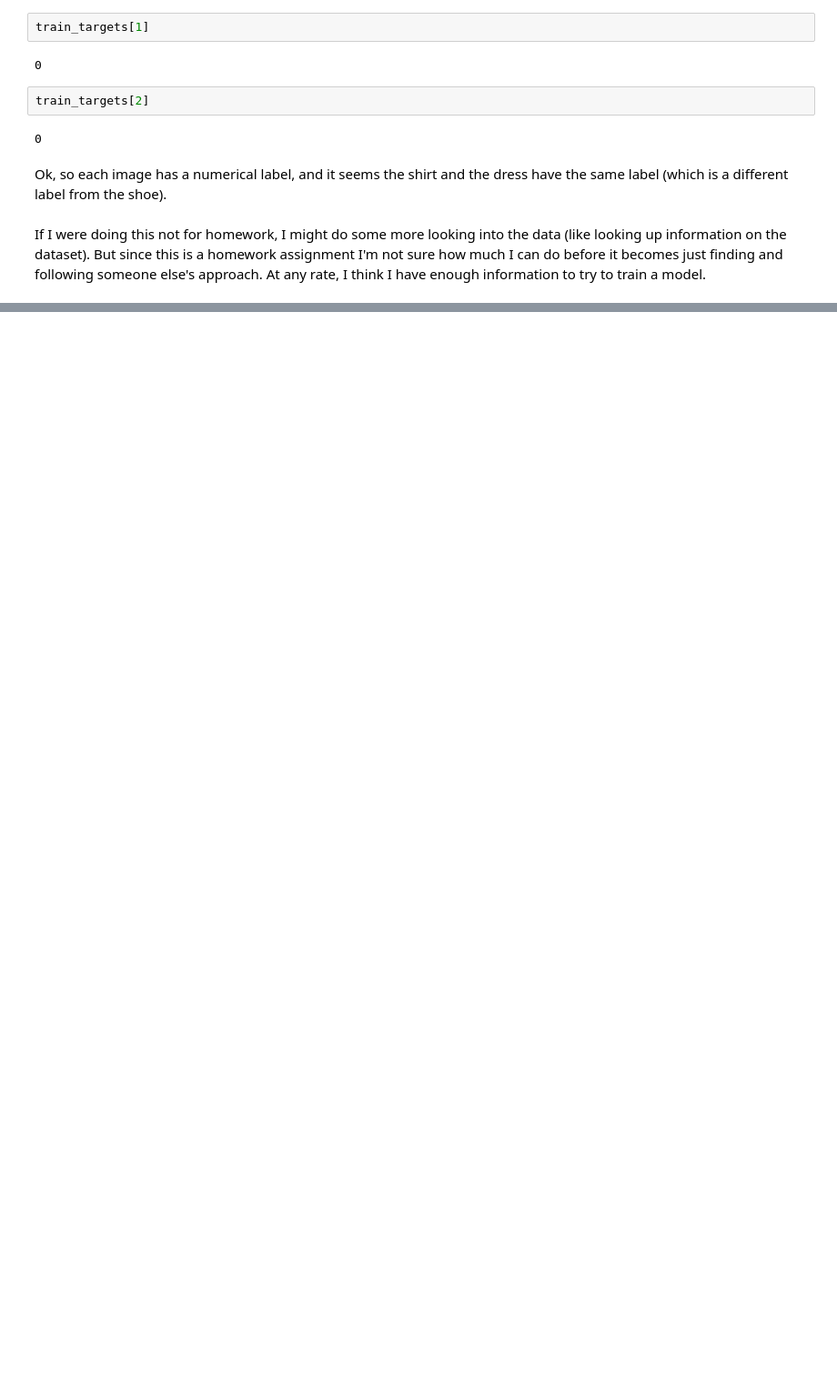
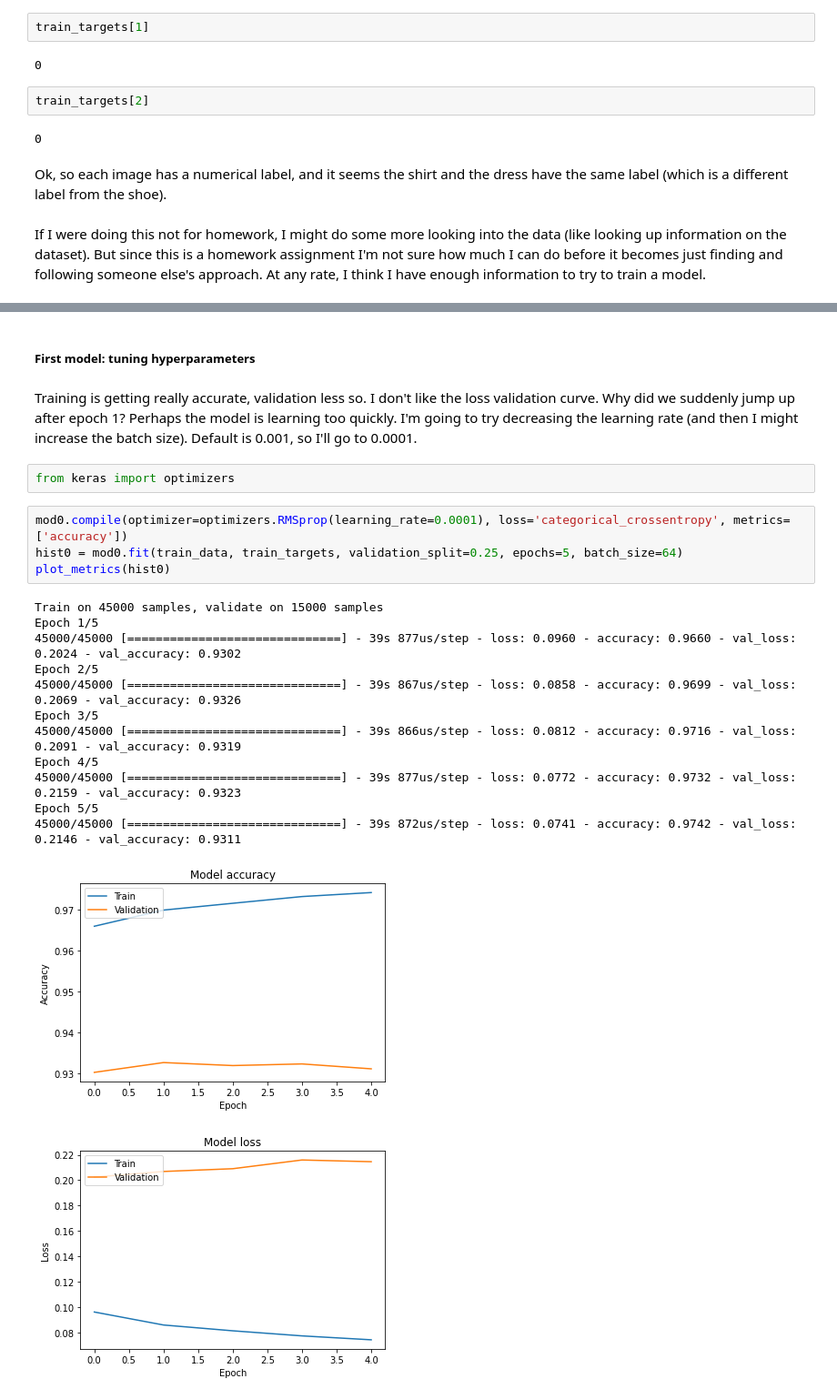
Before and after one commit to cmd16/cs344-artificial-intelligence, a Jupyter notebook: hw04/hw_04.ipynb, the cells around one changed output, grey strips where cells are left out. Shown at 91% size. Saved outputs shown, nothing was run; the diff lists cells and outputs as text; blank space fills up the shorter version.

```diff
--- a/hw04/hw_04.ipynb
+++ b/hw04/hw_04.ipynb
@@ -101,0 +205,24 @@ In our example of mnist in class, we did a reshape step. But as far as I can tel
+# %% [markdown]
+##### First model: tuning hyperparameters
+# %% [markdown]
+Training is getting really accurate, validation less so. I don't like the loss  validation curve. Why did we suddenly jump up after epoch 1? Perhaps the model is learning too quickly. I'm going to try decreasing the learning rate (and then I might increase the batch size). Default is 0.001, so I'll go to 0.0001.
+# %%
+from keras import optimizers
+# %%
+mod0.compile(optimizer=optimizers.RMSprop(learning_rate=0.0001), loss='categorical_crossentropy', metrics=['accuracy'])
+hist0 = mod0.fit(train_data, train_targets, validation_split=0.25, epochs=5, batch_size=64)
+plot_metrics(hist0)
+# %% [output]
+Train on 45000 samples, validate on 15000 samples
+Epoch 1/5
+45000/45000 [==============================] - 39s 877us/step - loss: 0.0960 - accuracy: 0.9660 - val_loss: 0.2024 - val_accuracy: 0.9302
+Epoch 2/5
+45000/45000 [==============================] - 39s 867us/step - loss: 0.0858 - accuracy: 0.9699 - val_loss: 0.2069 - val_accuracy: 0.9326
+Epoch 3/5
+45000/45000 [==============================] - 39s 866us/step - loss: 0.0812 - accuracy: 0.9716 - val_loss: 0.2091 - val_accuracy: 0.9319
+Epoch 4/5
+45000/45000 [==============================] - 39s 877us/step - loss: 0.0772 - accuracy: 0.9732 - val_loss: 0.2159 - val_accuracy: 0.9323
+Epoch 5/5
+45000/45000 [==============================] - 39s 872us/step - loss: 0.0741 - accuracy: 0.9742 - val_loss: 0.2146 - val_accuracy: 0.9311
+[figure, added]
+[figure, added]
```
Also changed, not shown: parts of 30 cells of this notebook.
